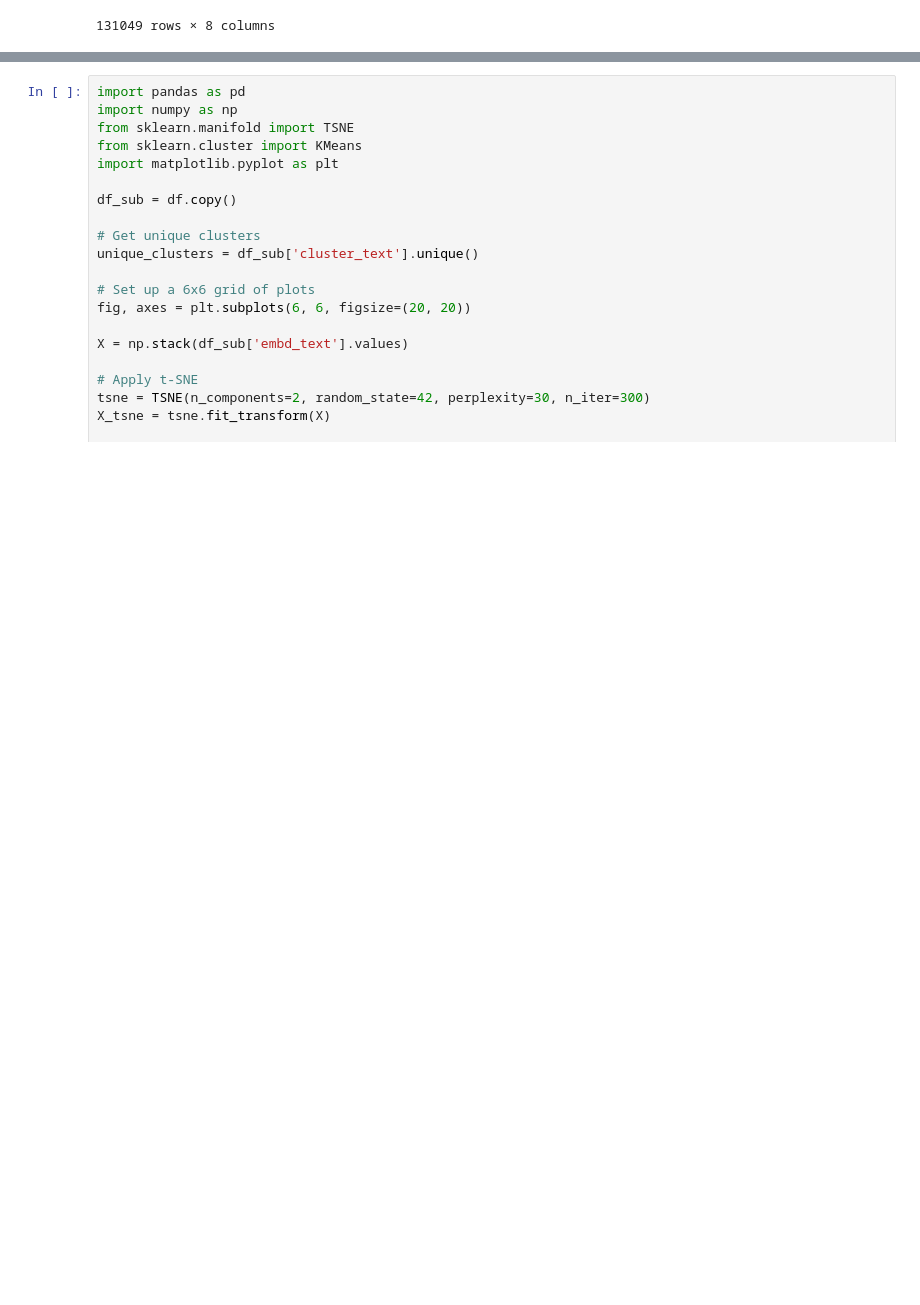
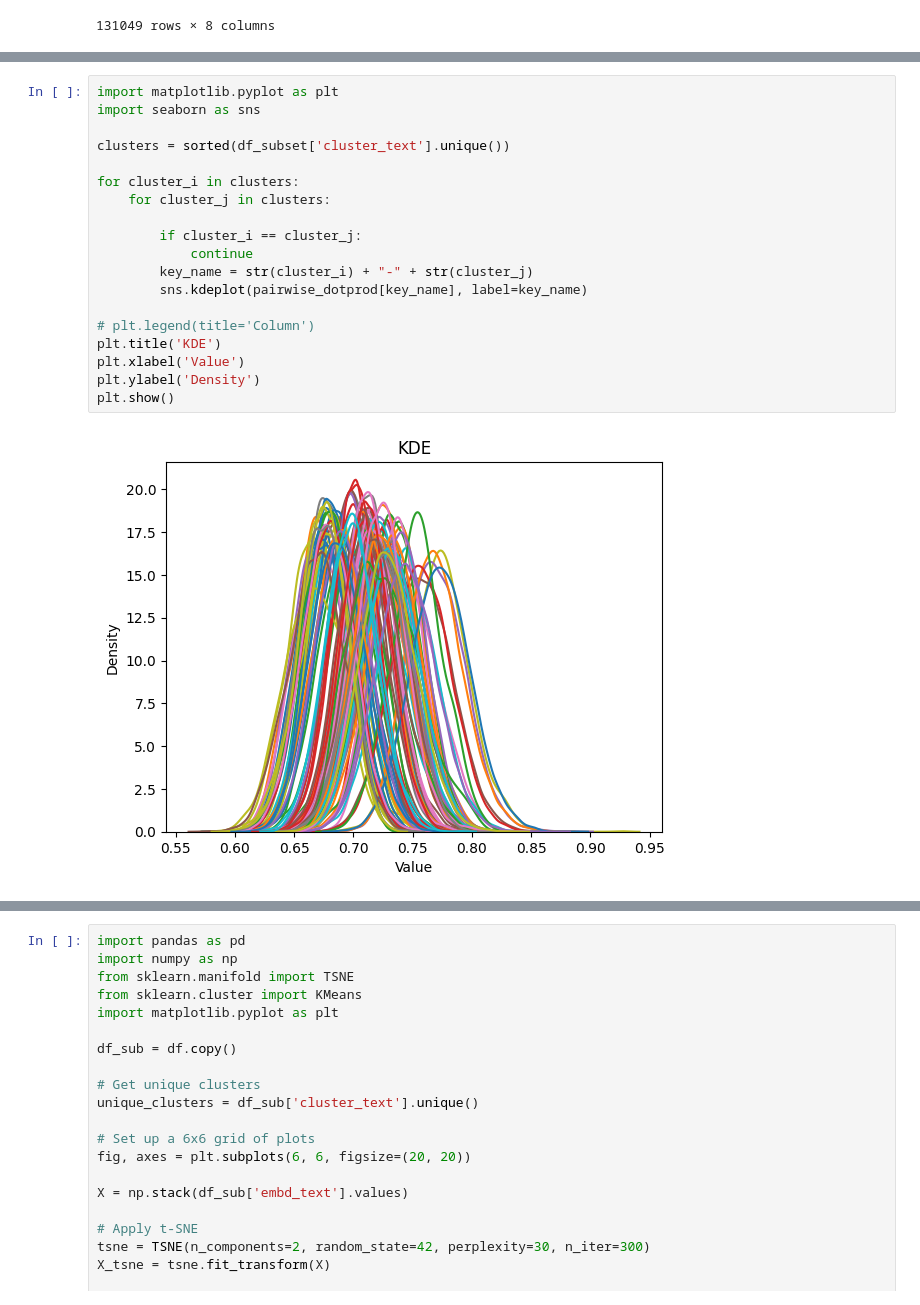
Before and after one commit to viktorcikojevic/kaggle-llm, a Jupyter notebook: notebooks/wiki_sci_explore_clusters.ipynb, the cells around one changed output, grey strips where cells are left out. Drawn from its saved outputs; the diff is of its cells as text; blank space fills up the shorter version.

```diff
--- a/notebooks/wiki_sci_explore_clusters.ipynb
+++ b/notebooks/wiki_sci_explore_clusters.ipynb
@@ -100,0 +374,21 @@ array(["In group theory, Bender's method is a method introduced by  for simplify
+# %%
+import matplotlib.pyplot as plt
+import seaborn as sns
+
+clusters = sorted(df_subset['cluster_text'].unique())
+
+for cluster_i in clusters:
+    for cluster_j in clusters:
+
+        if cluster_i == cluster_j:
+            continue
+        key_name = str(cluster_i) + "-" + str(cluster_j)
+        sns.kdeplot(pairwise_dotprod[key_name], label=key_name)
+
+# plt.legend(title='Column')
+plt.title('KDE')
+plt.xlabel('Value')
+plt.ylabel('Density')
+plt.show()
+# %% [output]
+[figure, added]
```
Also changed, not shown: parts of 24 cells of this notebook.
